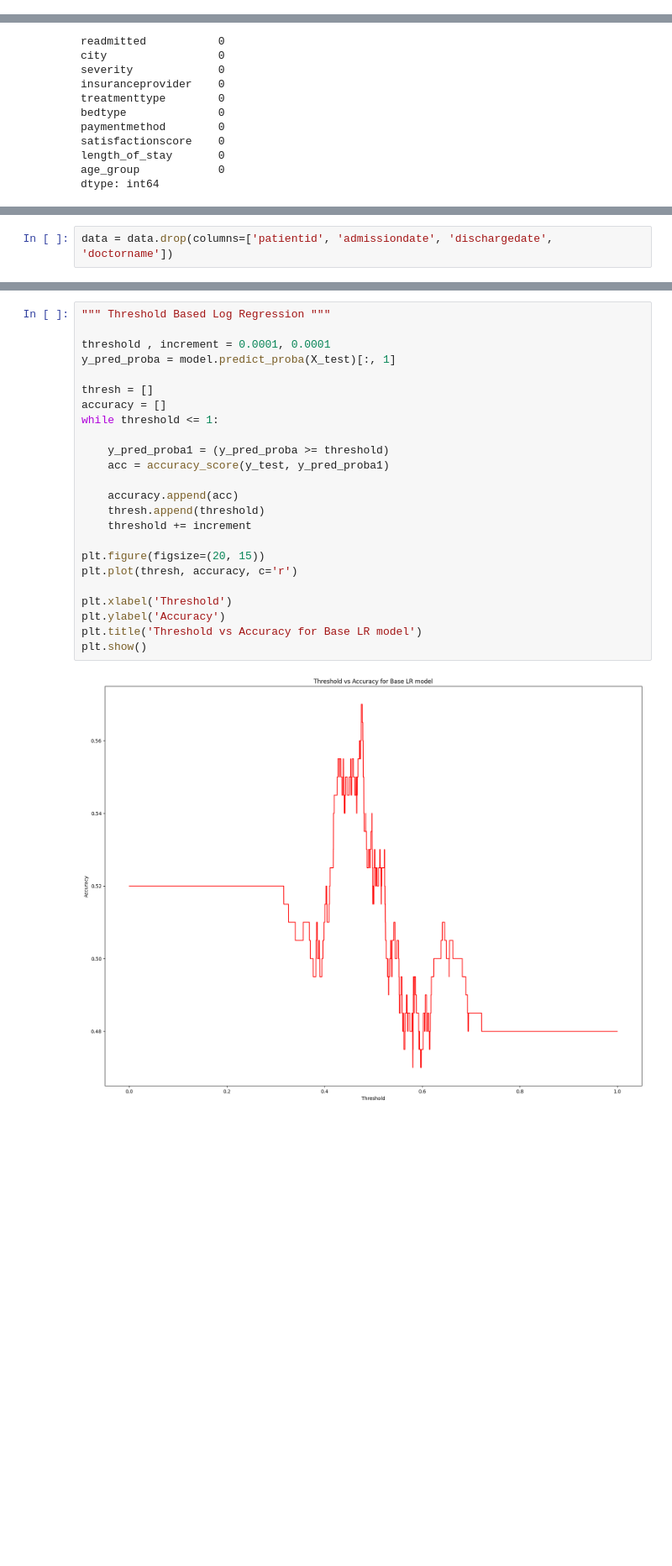
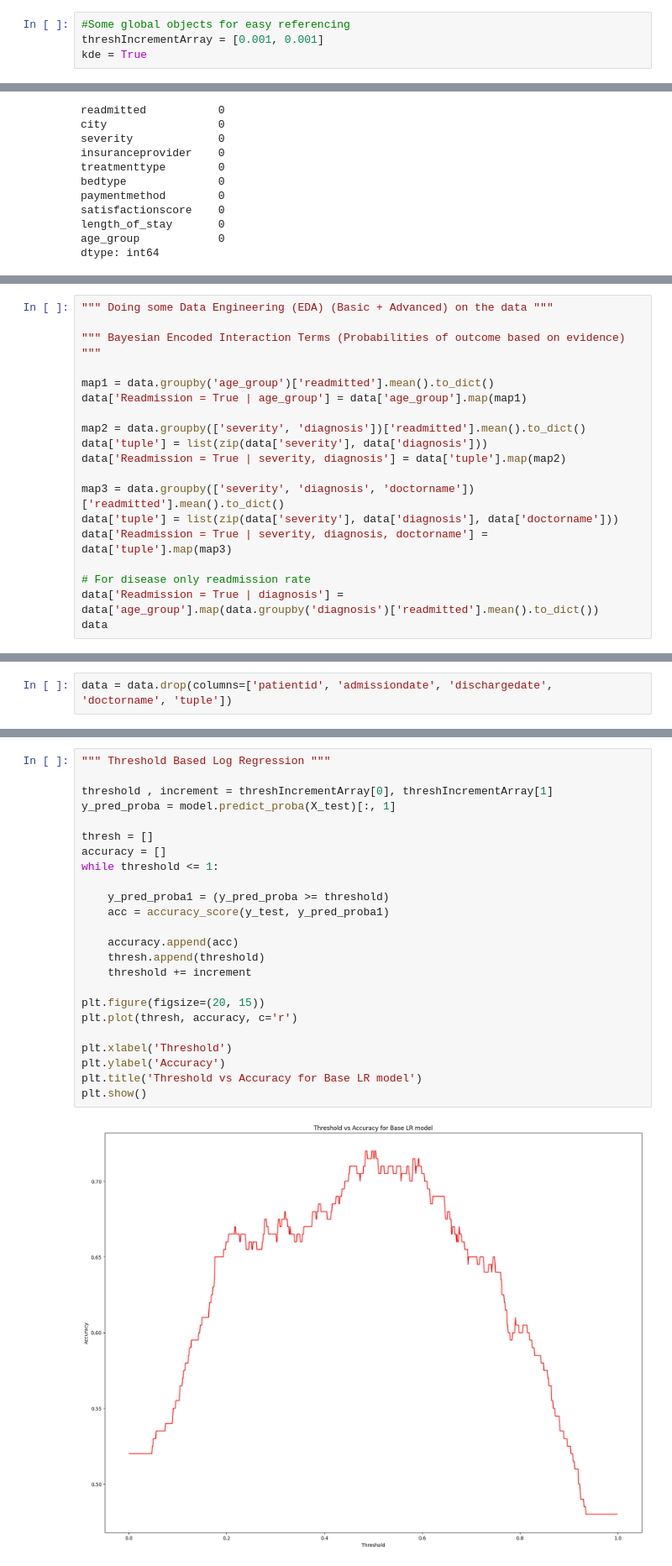
Before and after one commit to NathanPimenta/Synthea-Based-Hospital-Dashboard, a Jupyter notebook: Main Model.ipynb, the cells around one changed output, grey strips where cells are left out. Shown at 84% size. Saved outputs shown, nothing was run; the diff lists cells and outputs as text; blank space fills up the shorter version.

Commit message:
Added EDA (Bayesian Encoded Terms + other) with Accuracy slightly increased

```diff
--- a/Main Model.ipynb
+++ b/Main Model.ipynb
@@ -18,6 +18,10 @@ import datetime as dt
 # %%
 filterwarnings('ignore')
 data = pd.read_csv('Datasets/HCP.csv')
+# %%
+#Some global objects for easy referencing
+threshIncrementArray = [0.001, 0.001]
+kde = True
 # %%
 data
 # %% [output]
@@ -160,0 +194,19 @@ data
+# %%
+""" Doing some Data Engineering (EDA) (Basic + Advanced) on the data """
+
+""" Bayesian Encoded Interaction Terms (Probabilities of outcome based on evidence) """
+
+map1 = data.groupby('age_group')['readmitted'].mean().to_dict()
+data['Readmission = True | age_group'] = data['age_group'].map(map1)
+
+map2 = data.groupby(['severity', 'diagnosis'])['readmitted'].mean().to_dict()
+data['tuple'] = list(zip(data['severity'], data['diagnosis']))
+data['Readmission = True | severity, diagnosis'] = data['tuple'].map(map2)
+
+map3 = data.groupby(['severity', 'diagnosis', 'doctorname'])['readmitted'].mean().to_dict()
+data['tuple'] = list(zip(data['severity'], data['diagnosis'], data['doctorname']))
+data['Readmission = True | severity, diagnosis, doctorname'] = data['tuple'].map(map3)
+
+# For disease only readmission rate
+data['Readmission = True | diagnosis'] = data['age_group'].map(data.groupby('diagnosis')['readmitted'].mean().to_dict())
+data
@@ -161,5 +227,5 @@ data
 # %%
-data = data.drop(columns=['patientid', 'admissiondate', 'dischargedate', 'doctorname'])
+data = data.drop(columns=['patientid', 'admissiondate', 'dischargedate', 'doctorname', 'tuple'])
 # %%
 cor = data.corr()
 plt.figure(figsize=(10, 10))
@@ -185,29 +251,29 @@ Base Accuracy is: 52.0
 # %%
 """ Threshold Based Log Regression """
 
-threshold , increment = 0.0001, 0.0001
+threshold , increment = threshIncrementArray[0], threshIncrementArray[1]
 y_pred_proba = model.predict_proba(X_test)[:, 1]
 
 thresh = []
 accuracy = []
 while threshold <= 1:
 
     y_pred_proba1 = (y_pred_proba >= threshold)
     acc = accuracy_score(y_test, y_pred_proba1)
 
     accuracy.append(acc)
     thresh.append(threshold)
     threshold += increment
 
 plt.figure(figsize=(20, 15))
 plt.plot(thresh, accuracy, c='r')
 
 plt.xlabel('Threshold')
 plt.ylabel('Accuracy')
 plt.title('Threshold vs Accuracy for Base LR model')
 plt.show()
 # %% [output]
-[figure, old version]
+[figure, new version]
 # %%
 """ Using HyperParameter Tuning for the 1st XGBoost Model"""
 
```
Also changed, not shown: parts of 10 cells of this notebook, 4 other files.
